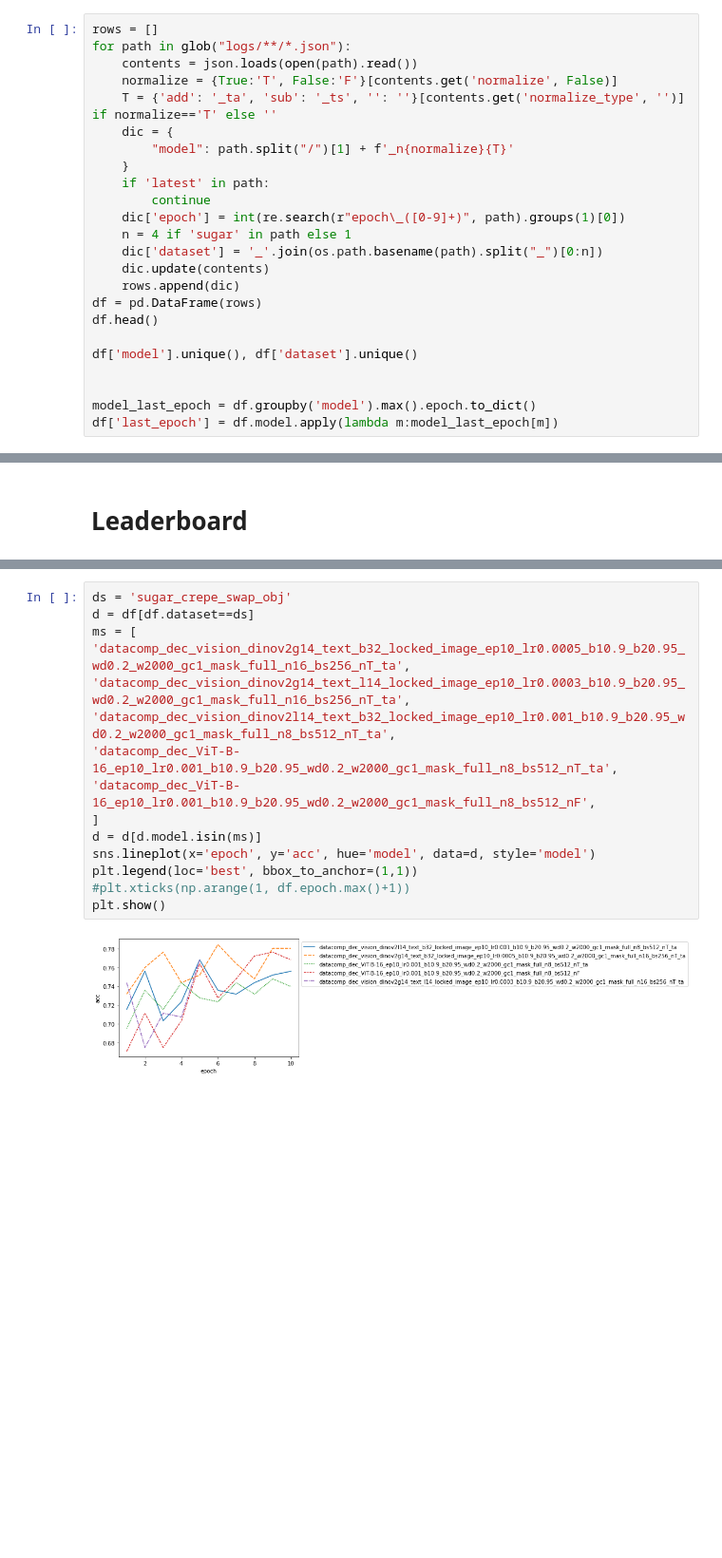
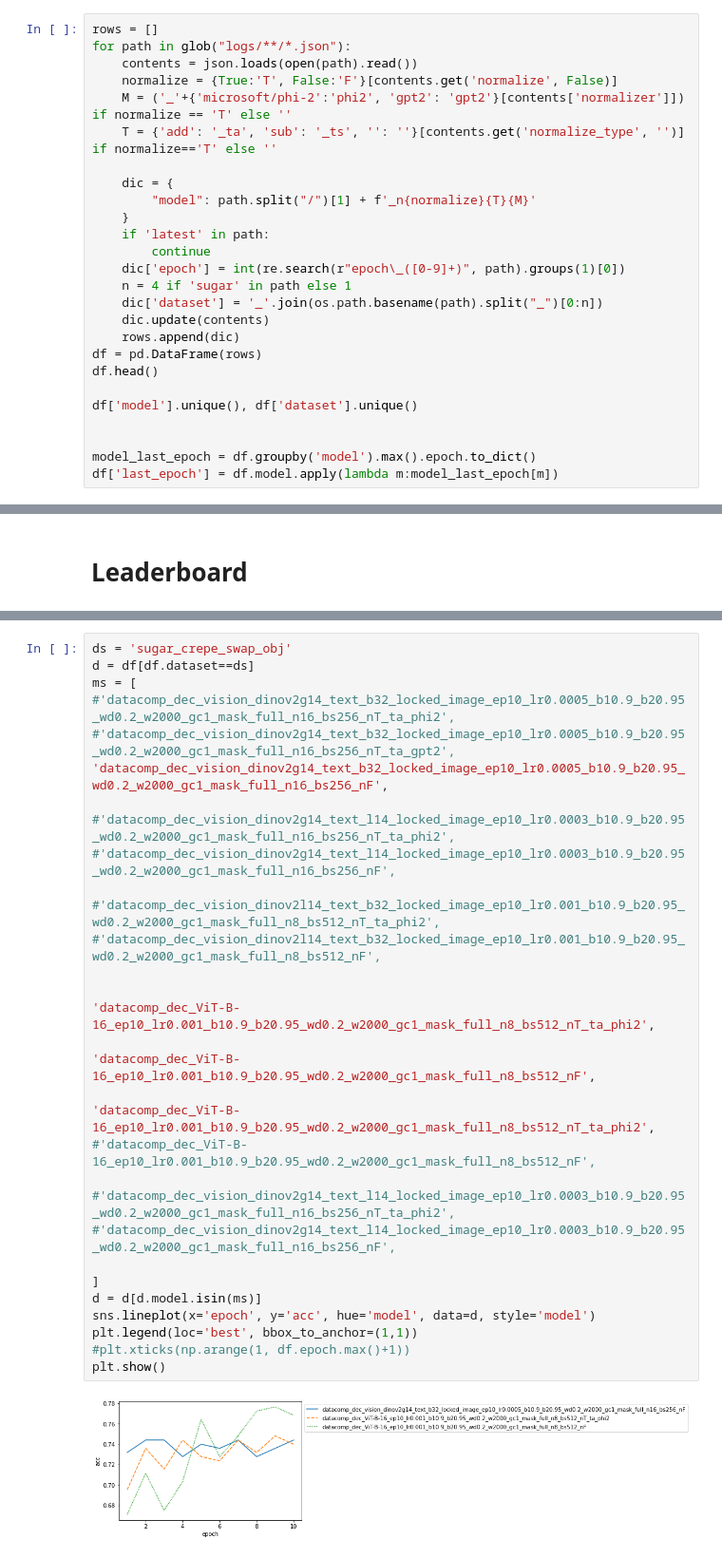
Before and after one commit to mehdidc/open_clip, a Jupyter notebook: results.ipynb, the cells around one changed output, grey strips where cells are left out. Shown: that part at 95% size. Drawn from its saved outputs; the diff is of its cells as text; blank space fills up the shorter version.

```diff
--- a/results.ipynb
+++ b/results.ipynb
@@ -14,9 +14,11 @@ rows = []
 for path in glob("logs/**/*.json"):
     contents = json.loads(open(path).read())
     normalize = {True:'T', False:'F'}[contents.get('normalize', False)]
+    M = ('_'+{'microsoft/phi-2':'phi2', 'gpt2': 'gpt2'}[contents['normalizer']]) if normalize == 'T' else ''
     T = {'add': '_ta', 'sub': '_ts', '': ''}[contents.get('normalize_type', '')] if normalize=='T' else ''
+
     dic = {
-        "model": path.split("/")[1] + f'_n{normalize}{T}'
+        "model": path.split("/")[1] + f'_n{normalize}{T}{M}'
     }
     if 'latest' in path:
         continue
@@ -100,17 +141,33 @@ plt.show()
 # %%
 ds = 'sugar_crepe_swap_obj'
 d = df[df.dataset==ds]
 ms = [
-'datacomp_dec_vision_dinov2g14_text_b32_locked_image_ep10_lr0.0005_b10.9_b20.95_wd0.2_w2000_gc1_mask_full_n16_bs256_nT_ta',
-'datacomp_dec_vision_dinov2g14_text_l14_locked_image_ep10_lr0.0003_b10.9_b20.95_wd0.2_w2000_gc1_mask_full_n16_bs256_nT_ta',
-'datacomp_dec_vision_dinov2l14_text_b32_locked_image_ep10_lr0.001_b10.9_b20.95_wd0.2_w2000_gc1_mask_full_n8_bs512_nT_ta',
-'datacomp_dec_ViT-B-16_ep10_lr0.001_b10.9_b20.95_wd0.2_w2000_gc1_mask_full_n8_bs512_nT_ta',
+#'datacomp_dec_vision_dinov2g14_text_b32_locked_image_ep10_lr0.0005_b10.9_b20.95_wd0.2_w2000_gc1_mask_full_n16_bs256_nT_ta_phi2',
+#'datacomp_dec_vision_dinov2g14_text_b32_locked_image_ep10_lr0.0005_b10.9_b20.95_wd0.2_w2000_gc1_mask_full_n16_bs256_nT_ta_gpt2',
+'datacomp_dec_vision_dinov2g14_text_b32_locked_image_ep10_lr0.0005_b10.9_b20.95_wd0.2_w2000_gc1_mask_full_n16_bs256_nF',
+
+#'datacomp_dec_vision_dinov2g14_text_l14_locked_image_ep10_lr0.0003_b10.9_b20.95_wd0.2_w2000_gc1_mask_full_n16_bs256_nT_ta_phi2',
+#'datacomp_dec_vision_dinov2g14_text_l14_locked_image_ep10_lr0.0003_b10.9_b20.95_wd0.2_w2000_gc1_mask_full_n16_bs256_nF',
+
+#'datacomp_dec_vision_dinov2l14_text_b32_locked_image_ep10_lr0.001_b10.9_b20.95_wd0.2_w2000_gc1_mask_full_n8_bs512_nT_ta_phi2',
+#'datacomp_dec_vision_dinov2l14_text_b32_locked_image_ep10_lr0.001_b10.9_b20.95_wd0.2_w2000_gc1_mask_full_n8_bs512_nF',
+
+
+'datacomp_dec_ViT-B-16_ep10_lr0.001_b10.9_b20.95_wd0.2_w2000_gc1_mask_full_n8_bs512_nT_ta_phi2',
+
 'datacomp_dec_ViT-B-16_ep10_lr0.001_b10.9_b20.95_wd0.2_w2000_gc1_mask_full_n8_bs512_nF',
+
+'datacomp_dec_ViT-B-16_ep10_lr0.001_b10.9_b20.95_wd0.2_w2000_gc1_mask_full_n8_bs512_nT_ta_phi2',
+#'datacomp_dec_ViT-B-16_ep10_lr0.001_b10.9_b20.95_wd0.2_w2000_gc1_mask_full_n8_bs512_nF',
+
+#'datacomp_dec_vision_dinov2g14_text_l14_locked_image_ep10_lr0.0003_b10.9_b20.95_wd0.2_w2000_gc1_mask_full_n16_bs256_nT_ta_phi2',
+#'datacomp_dec_vision_dinov2g14_text_l14_locked_image_ep10_lr0.0003_b10.9_b20.95_wd0.2_w2000_gc1_mask_full_n16_bs256_nF',
+
 ]
 d = d[d.model.isin(ms)]
 sns.lineplot(x='epoch', y='acc', hue='model', data=d, style='model')
 plt.legend(loc='best', bbox_to_anchor=(1,1))
 #plt.xticks(np.arange(1, df.epoch.max()+1))
 plt.show()
 # %% [output]
-[figure, old version]
+[figure, new version]
```
Also changed, not shown: parts of 7 cells of this notebook.
